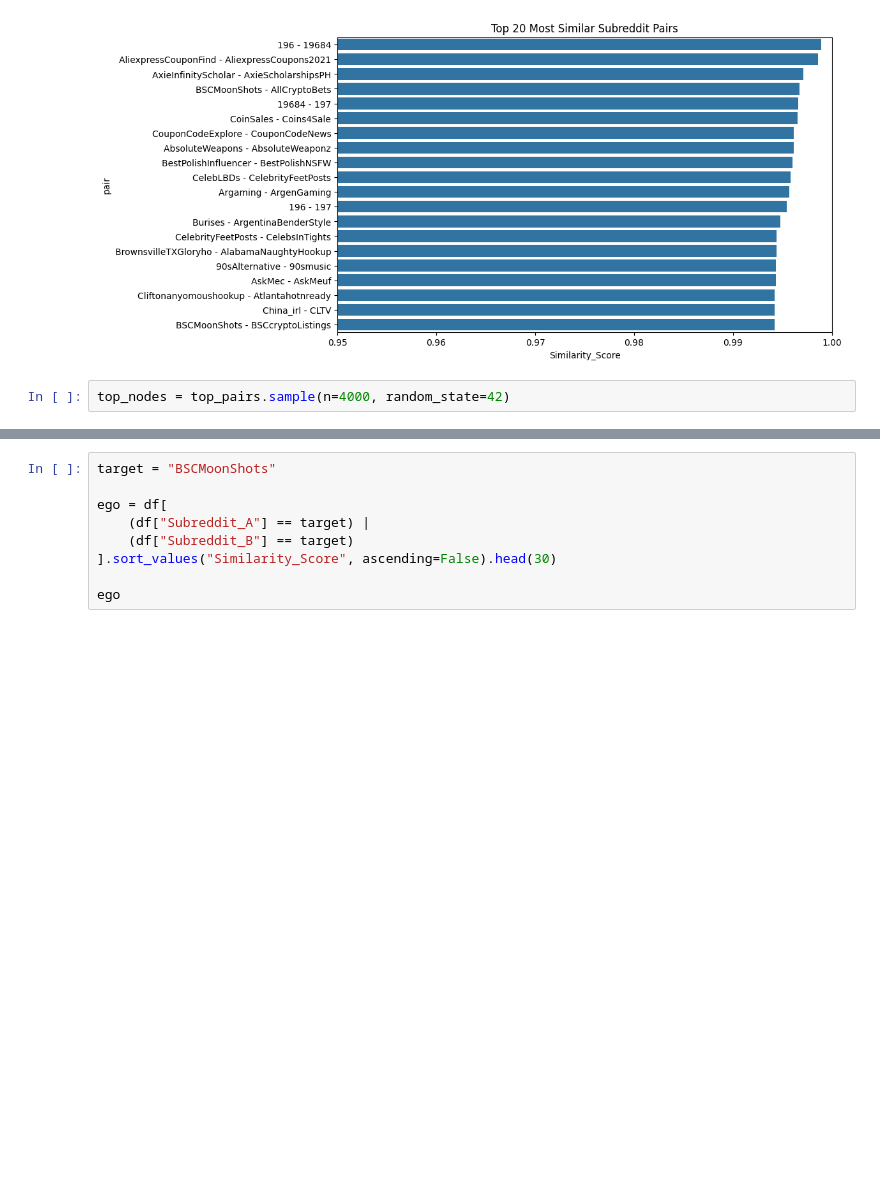
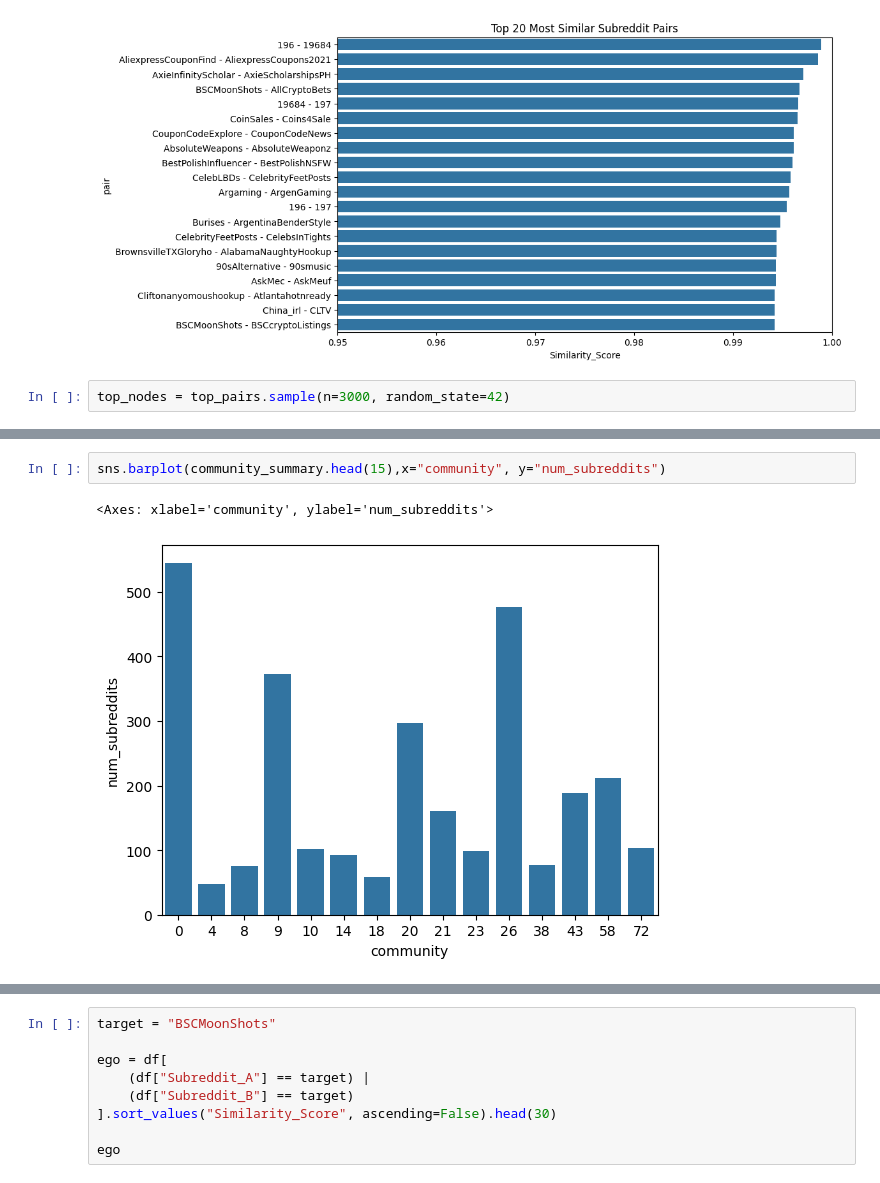
Before and after one commit to normalguy464/Massive-data-mining, a Jupyter notebook: Visualiza_graph.ipynb, the cells around one changed output, grey strips where cells are left out. Drawn from its saved outputs; the diff is of its cells as text; blank space fills up the shorter version.

```diff
--- a/Visualiza_graph.ipynb
+++ b/Visualiza_graph.ipynb
@@ -115,7 +91,7 @@ plt.show()
 # %% [output]
 [figure]
 # %%
-top_nodes = top_pairs.sample(n=4000, random_state=42)
+top_nodes = top_pairs.sample(n=3000, random_state=42)
 # %%
 G = nx.from_pandas_edgelist(
     top_nodes,
@@ -152,0 +208,5 @@ with open("subreddit_graph.html", "w", encoding="utf-8") as f:
+# %%
+sns.barplot(community_summary.head(15),x="community", y="num_subreddits")
+# %% [output]
+<Axes: xlabel='community', ylabel='num_subreddits'>
+[figure, added]
```
Also changed, not shown: parts of 17 cells of this notebook, 5 other files.
